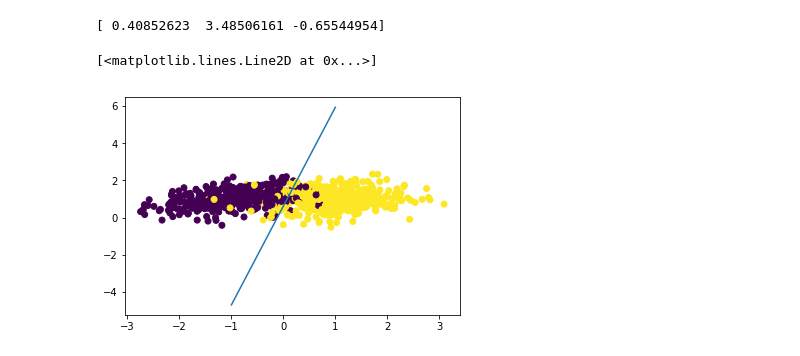
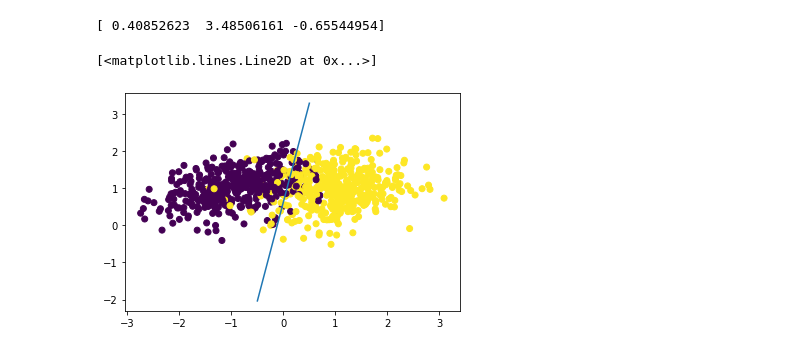
Before and after one commit to aroratina98/logistic-regression, a Jupyter notebook: logistic regression.ipynb, the cells around one changed output. Drawn from its saved outputs; the diff is of its cells as text; code cells hidden in the pictures.

```diff
--- a/logistic regression.ipynb
+++ b/logistic regression.ipynb
@@ -65,12 +65,12 @@ print(final_theta)
 # %% [output]
 [ 0.40852623  3.48506161 -0.65544954]
 # %%
-xtest = np.linspace(-1,1,5)
+xtest = np.linspace(-0.5,0.5,5)
 plt.scatter(X[:,:-1],X[:,-1],c=y)
 plt.plot(xtest,-(final_theta[0]+final_theta[1]*xtest)/final_theta[2])
 # %% [output]
 [<matplotlib.lines.Line2D at 0x...>]
-[figure, old version]
+[figure, new version]
 # %%
 plt.plot(cost)
 # %% [output]
```
Also changed, not shown: parts of 2 cells of this notebook.
